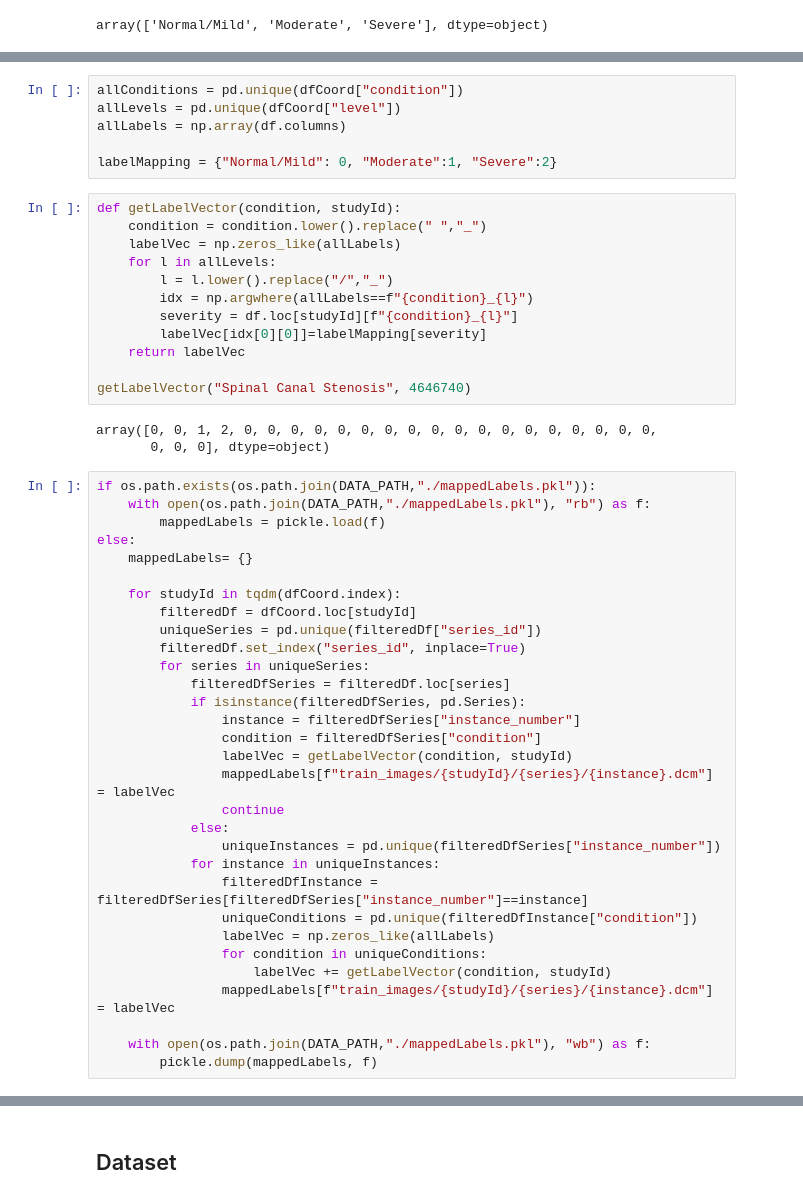
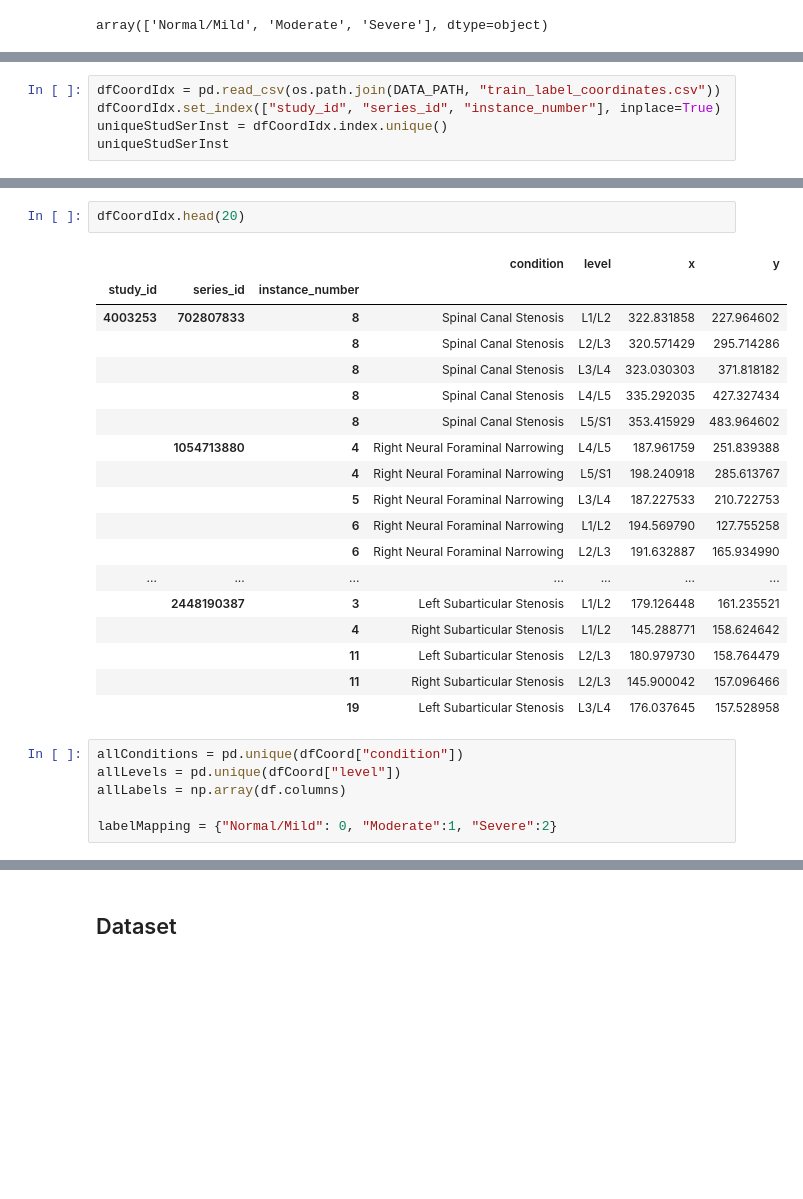
Before and after one commit to m5k5/RSNA2024, a Jupyter notebook: conditionClassifier.ipynb, the cells around one changed output, grey strips where cells are left out. Drawn from its saved outputs; the diff is of its cells as text; blank space fills up the shorter version.

```diff
--- a/conditionClassifier.ipynb
+++ b/conditionClassifier.ipynb
@@ -86,0 +75,5 @@ dfCoord.describe()
+# %%
+dfCoordIdx = pd.read_csv(os.path.join(DATA_PATH, "train_label_coordinates.csv"))
+dfCoordIdx.set_index(["study_id", "series_id", "instance_number"], inplace=True)
+uniqueStudSerInst = dfCoordIdx.index.unique()
+uniqueStudSerInst
@@ -87,52 +98,27 @@ dfCoord.describe()
+# %%
+dfCoordIdx.head(20)
+# %% [output]
+|  |  |  | condition | level | x | y |
+| study_id | series_id | instance_number |  |  |  |  |
+| 4003253 | 702807833 | 8 | Spinal Canal Stenosis | L1/L2 | 322.831858 | 227.964602 |
+|  |  | 8 | Spinal Canal Stenosis | L2/L3 | 320.571429 | 295.714286 |
+|  |  | 8 | Spinal Canal Stenosis | L3/L4 | 323.030303 | 371.818182 |
+|  |  | 8 | Spinal Canal Stenosis | L4/L5 | 335.292035 | 427.327434 |
+|  |  | 8 | Spinal Canal Stenosis | L5/S1 | 353.415929 | 483.964602 |
+|  | 1054713880 | 4 | Right Neural Foraminal Narrowing | L4/L5 | 187.961759 | 251.839388 |
+|  |  | 4 | Right Neural Foraminal Narrowing | L5/S1 | 198.240918 | 285.613767 |
+|  |  | 5 | Right Neural Foraminal Narrowing | L3/L4 | 187.227533 | 210.722753 |
+|  |  | 6 | Right Neural Foraminal Narrowing | L1/L2 | 194.569790 | 127.755258 |
+|  |  | 6 | Right Neural Foraminal Narrowing | L2/L3 | 191.632887 | 165.934990 |
+| ... | ... | ... | ... | ... | ... | ... |
+|  | 2448190387 | 3 | Left Subarticular Stenosis | L1/L2 | 179.126448 | 161.235521 |
+|  |  | 4 | Right Subarticular Stenosis | L1/L2 | 145.288771 | 158.624642 |
+|  |  | 11 | Left Subarticular Stenosis | L2/L3 | 180.979730 | 158.764479 |
+|  |  | 11 | Right Subarticular Stenosis | L2/L3 | 145.900042 | 157.096466 |
+|  |  | 19 | Left Subarticular Stenosis | L3/L4 | 176.037645 | 157.528958 |
 # %%
 allConditions = pd.unique(dfCoord["condition"])
 allLevels = pd.unique(dfCoord["level"])
 allLabels = np.array(df.columns)
 
 labelMapping = {"Normal/Mild": 0, "Moderate":1, "Severe":2}
-# %%
-def getLabelVector(condition, studyId):
-    condition = condition.lower().replace(" ","_")
-    labelVec = np.zeros_like(allLabels)
-    for l in allLevels:
-        l = l.lower().replace("/","_")
-        idx = np.argwhere(allLabels==f"{condition}_{l}")
-        severity = df.loc[studyId][f"{condition}_{l}"]
-        labelVec[idx[0][0]]=labelMapping[severity]
-    return labelVec
-
-getLabelVector("Spinal Canal Stenosis", 4646740)
-# %% [output]
-array([0, 0, 1, 2, 0, 0, 0, 0, 0, 0, 0, 0, 0, 0, 0, 0, 0, 0, 0, 0, 0, 0,
-       0, 0, 0], dtype=object)
-# %%
-if os.path.exists(os.path.join(DATA_PATH,"./mappedLabels.pkl")):
-    with open(os.path.join(DATA_PATH,"./mappedLabels.pkl"), "rb") as f:
-        mappedLabels = pickle.load(f)
-else:
-    mappedLabels= {}
-
-    for studyId in tqdm(dfCoord.index):
-        filteredDf = dfCoord.loc[studyId]
-        uniqueSeries = pd.unique(filteredDf["series_id"])
-        filteredDf.set_index("series_id", inplace=True)
-        for series in uniqueSeries:
-            filteredDfSeries = filteredDf.loc[series]
-            if isinstance(filteredDfSeries, pd.Series):
-                instance = filteredDfSeries["instance_number"]
-                condition = filteredDfSeries["condition"]
-                labelVec = getLabelVector(condition, studyId)
-                mappedLabels[f"train_images/{studyId}/{series}/{instance}.dcm"] = labelVec
-                continue
-            else:
-                uniqueInstances = pd.unique(filteredDfSeries["instance_number"])
-            for instance in uniqueInstances:
-                filteredDfInstance = filteredDfSeries[filteredDfSeries["instance_number"]==instance]
-                uniqueConditions = pd.unique(filteredDfInstance["condition"])
-                labelVec = np.zeros_like(allLabels)
-                for condition in uniqueConditions:
-                    labelVec += getLabelVector(condition, studyId)
-                mappedLabels[f"train_images/{studyId}/{series}/{instance}.dcm"] = labelVec
-
-    with open(os.path.join(DATA_PATH,"./mappedLabels.pkl"), "wb") as f:
-        pickle.dump(mappedLabels, f)
```
Also changed, not shown: parts of 18 cells of this notebook, 4 other files.
